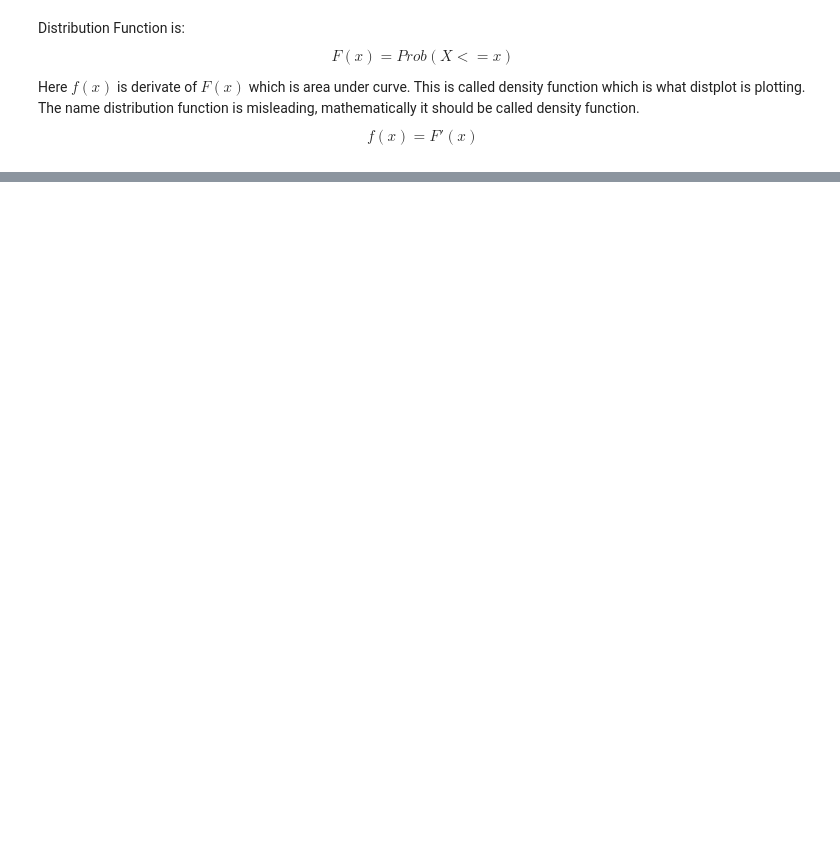
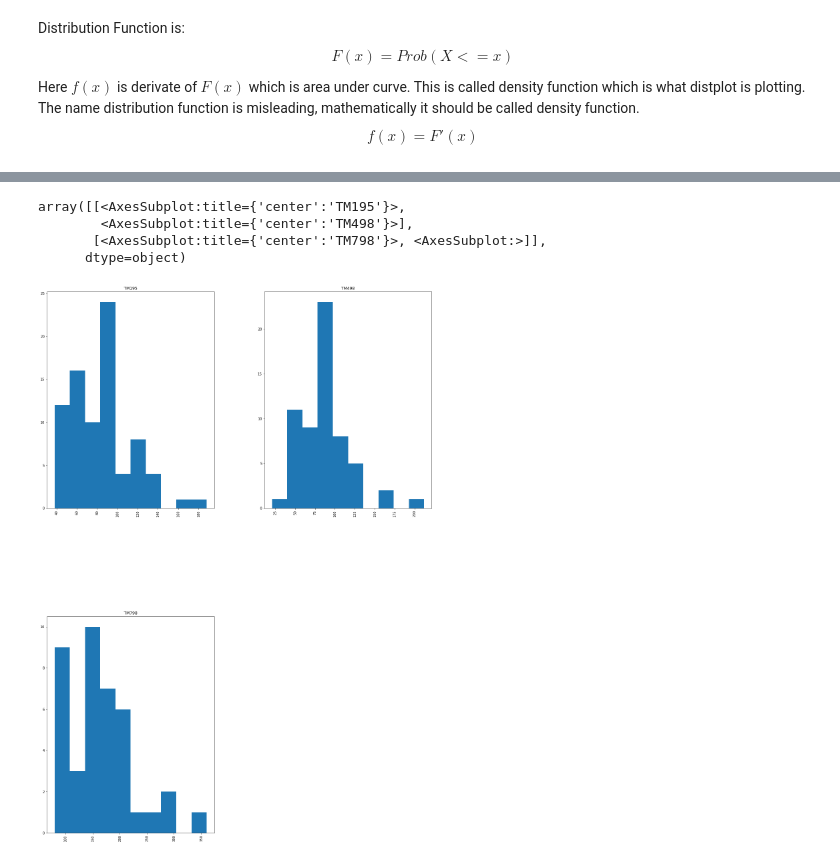
Before and after one commit to barnwalp/jupyter_notebook, a Jupyter notebook: CardioGoodFitness - Descriptive Statistics.ipynb, the cells around one changed output, grey strips where cells are left out. Cells and saved outputs as stored; diff of their text form; code cells hidden in the pictures; blank space fills up the shorter version.

```diff
--- a/CardioGoodFitness - Descriptive Statistics.ipynb
+++ b/CardioGoodFitness - Descriptive Statistics.ipynb
@@ -183,0 +200,8 @@ $$ f(x) = F'(x) $$
+# %%
+df.hist(by='Product', column='Miles', figsize=(20,30))
+# %% [output]
+array([[<AxesSubplot:title={'center':'TM195'}>,
+        <AxesSubplot:title={'center':'TM498'}>],
+       [<AxesSubplot:title={'center':'TM798'}>, <AxesSubplot:>]],
+      dtype=object)
+[figure, added]
```
Also changed, not shown: parts of 19 cells of this notebook.
